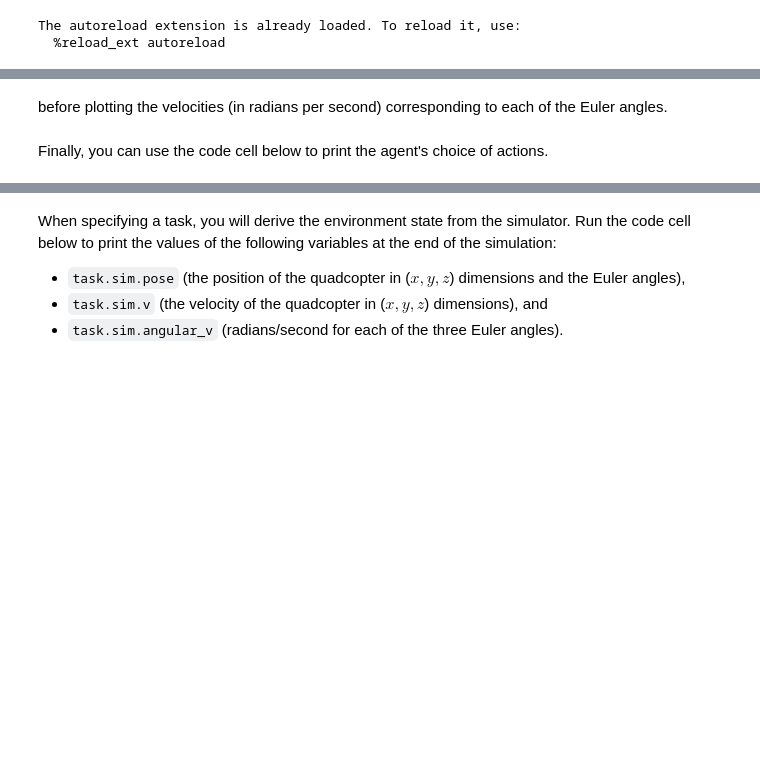
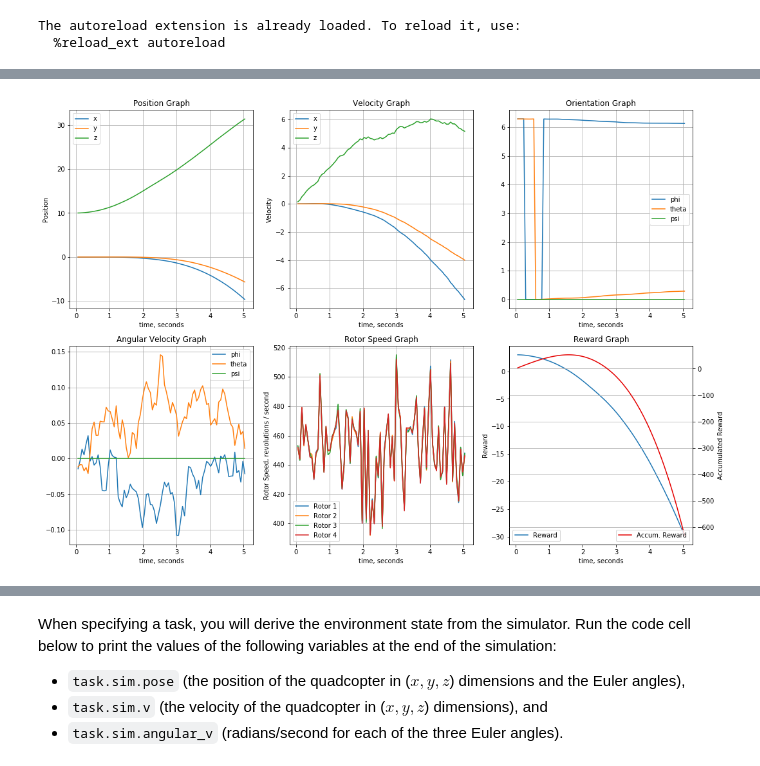
Before and after one commit to CheloGE/MachineLearningProjects, a Jupyter notebook: RL-Quadcopter-2/Quadcopter_Project.ipynb, the cells around one changed output, grey strips where cells are left out. Cells and saved outputs as stored; diff of their text form; code cells hidden in the pictures; blank space fills up the shorter version.

```diff
--- a/RL-Quadcopter-2/Quadcopter_Project.ipynb
+++ b/RL-Quadcopter-2/Quadcopter_Project.ipynb
@@ -57,6 +57,9 @@ The `labels` list below annotates statistics that are saved while running the si
 import csv
 import numpy as np
 from task import Task
+import matplotlib.pyplot as plt
+%matplotlib inline
+import utils
 
 # Modify the values below to give the quadcopter a different starting position.
 runtime = 5.                                     # time limit of the episode
@@ -71,17 +74,19 @@ agent = Basic_Agent(task)
 done = False
 labels = ['time', 'x', 'y', 'z', 'phi', 'theta', 'psi', 'x_velocity',
           'y_velocity', 'z_velocity', 'phi_velocity', 'theta_velocity',
-          'psi_velocity', 'rotor_speed1', 'rotor_speed2', 'rotor_speed3', 'rotor_speed4']
+          'psi_velocity', 'rotor_speed1', 'rotor_speed2', 'rotor_speed3', 'rotor_speed4','reward']
 results = {x : [] for x in labels}
-
+setPlot=utils.SetupPlot('data1.txt',task)
 # Run the simulation, and save the results.
 with open(file_output, 'w') as csvfile:
     writer = csv.writer(csvfile)
     writer.writerow(labels)
     while True:
-        rotor_speeds = agent.act()
-        _, _, done = task.step(rotor_speeds)
-        to_write = [task.sim.time] + list(task.sim.pose) + list(task.sim.v) + list(task.sim.angular_v) + list(rotor_speeds)
+        rotor_speeds = agent.act()#rotor_speeds are actions
+        next_state, reward, done = task.step(rotor_speeds)#returns next_state,reward,done
+        to_write = [task.sim.time] + list(task.sim.pose) + list(task.sim.v) + list(task.sim.angular_v) \
+                                                                            + list(rotor_speeds)+[reward]
+        results1=setPlot.writeResults(reward,rotor_speeds)
         for ii in range(len(labels)):
             results[labels[ii]].append(to_write[ii])
         writer.writerow(to_write)
@@ -120,2 +97,0 @@ _ = plt.ylim()
-# %% [markdown]
-before plotting the velocities (in radians per second) corresponding to each of the Euler angles.
@@ -128,2 +97,0 @@ _ = plt.ylim()
-# %% [markdown]
-Finally, you can use the code cell below to print the agent's choice of actions.
@@ -136,0 +98,4 @@ _ = plt.ylim()
+# %%
+utils.plot_run(results)
+# %% [output]
+[figure, added]
```
Also changed, not shown: parts of 18 cells of this notebook, 6 other files.
